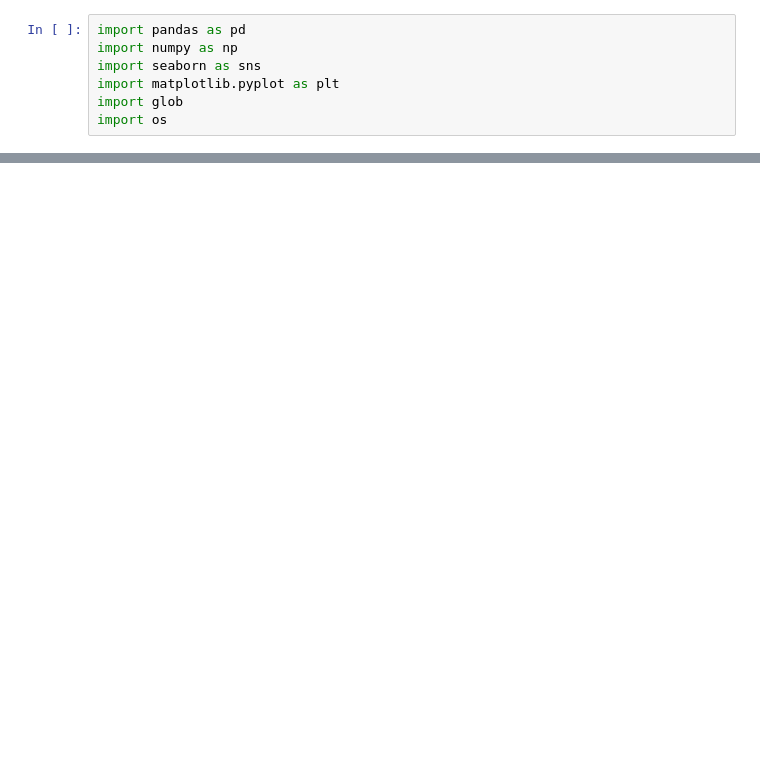
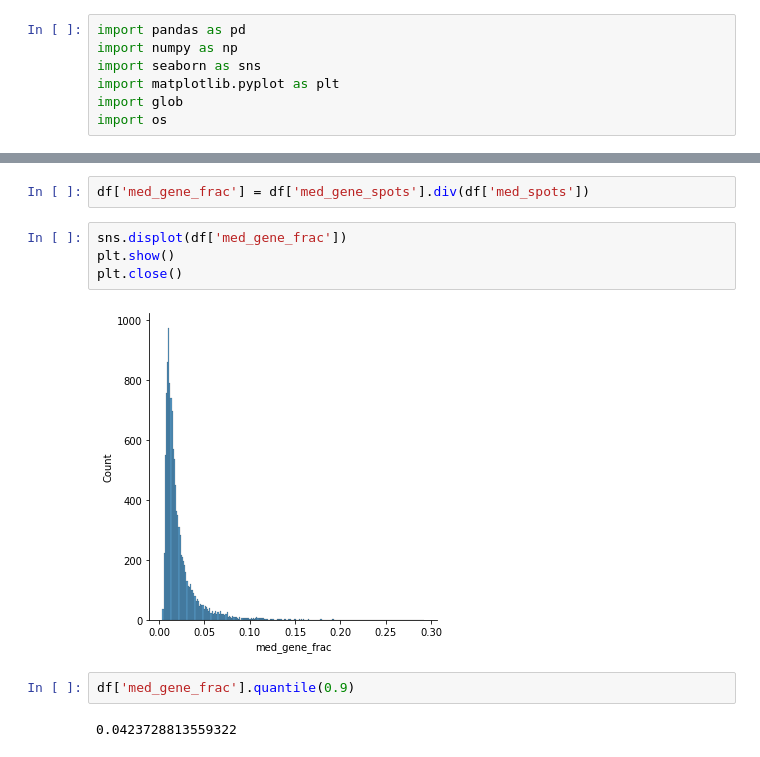
Before and after one commit to salzman-lab/SPRAWL, a Jupyter notebook: analysis/effect_of_abundance_and_gene_count_on_metrics.ipynb, the cells around one changed output, grey strips where cells are left out. Drawn from its saved outputs; the diff is of its cells as text; blank space fills up the shorter version.

```diff
--- a/analysis/effect_of_abundance_and_gene_count_on_metrics.ipynb
+++ b/analysis/effect_of_abundance_and_gene_count_on_metrics.ipynb
@@ -7,0 +113,12 @@ import os
+# %%
+df['med_gene_frac'] = df['med_gene_spots'].div(df['med_spots'])
+# %%
+sns.displot(df['med_gene_frac'])
+plt.show()
+plt.close()
+# %% [output]
+[figure, added]
+# %%
+df['med_gene_frac'].quantile(0.9)
+# %% [output]
+0.0423728813559322
```
Also changed, not shown: parts of 26 cells of this notebook, 28 other files.
